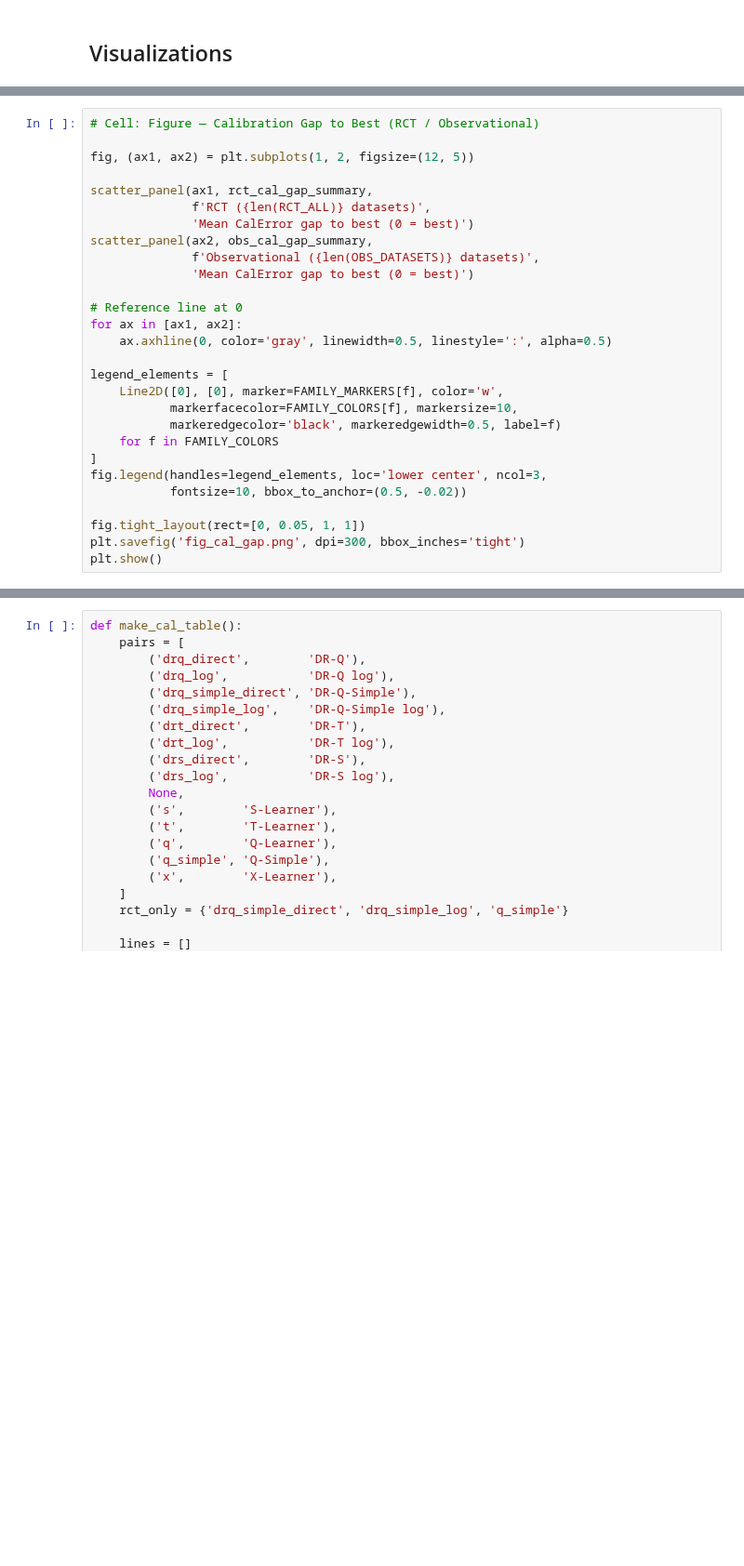
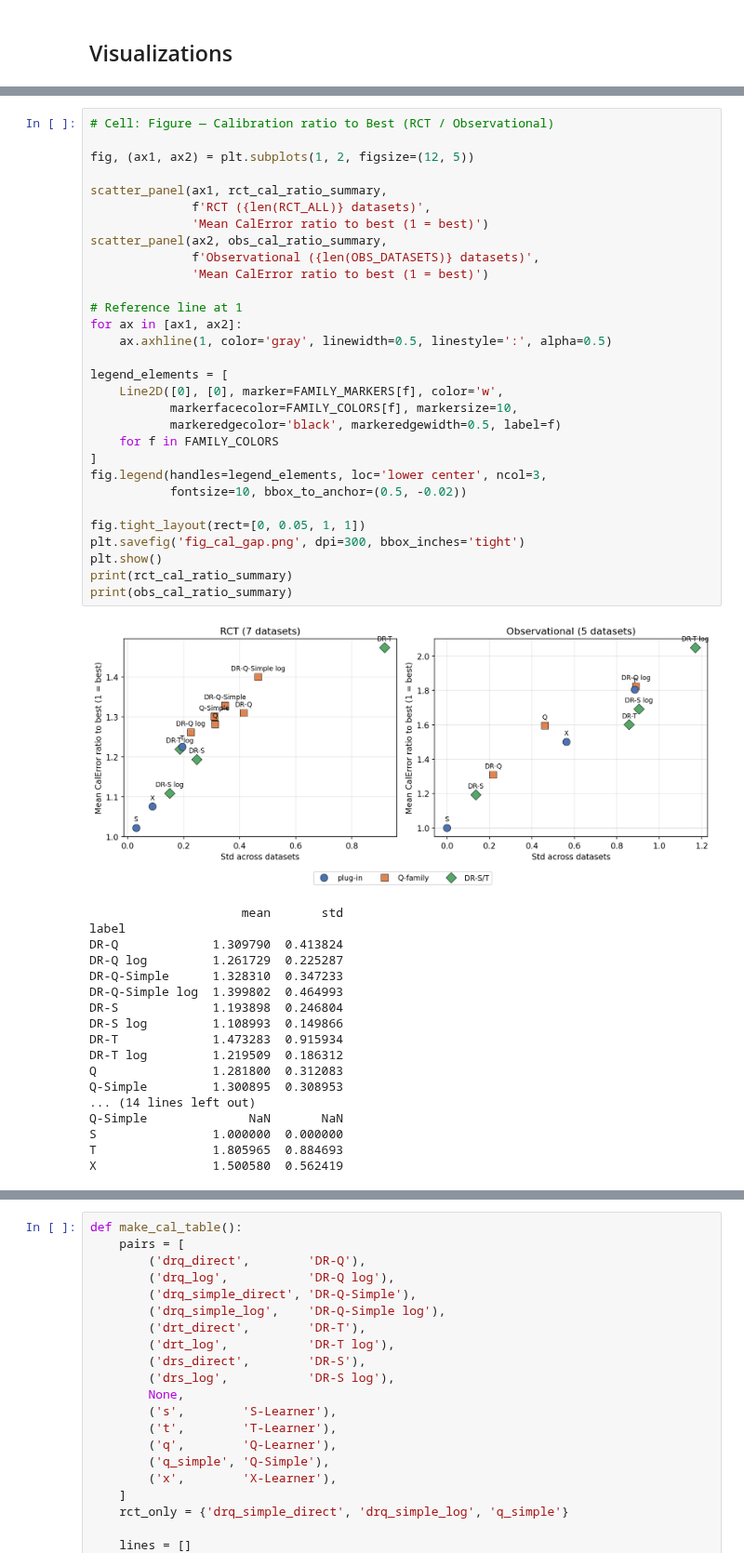
Before and after one commit to michaelfuchs90/ratiobasedcate, a Jupyter notebook: Benchmark.ipynb, the cells around one changed output, grey strips where cells are left out. Shown at 93% size. Cells and saved outputs as stored; diff of their text form; blank space fills up the shorter version.

```diff
--- a/Benchmark.ipynb
+++ b/Benchmark.ipynb
@@ -317,31 +341,52 @@ plt.show()
 # %%
-# Cell: Figure — Calibration Gap to Best (RCT / Observational)
+# Cell: Figure — Calibration ratio to Best (RCT / Observational)
 
 fig, (ax1, ax2) = plt.subplots(1, 2, figsize=(12, 5))
 
-scatter_panel(ax1, rct_cal_gap_summary,
+scatter_panel(ax1, rct_cal_ratio_summary,
               f'RCT ({len(RCT_ALL)} datasets)',
-              'Mean CalError gap to best (0 = best)')
-scatter_panel(ax2, obs_cal_gap_summary,
+              'Mean CalError ratio to best (1 = best)')
+scatter_panel(ax2, obs_cal_ratio_summary,
               f'Observational ({len(OBS_DATASETS)} datasets)',
-              'Mean CalError gap to best (0 = best)')
+              'Mean CalError ratio to best (1 = best)')
 
-# Reference line at 0
+# Reference line at 1
 for ax in [ax1, ax2]:
-    ax.axhline(0, color='gray', linewidth=0.5, linestyle=':', alpha=0.5)
+    ax.axhline(1, color='gray', linewidth=0.5, linestyle=':', alpha=0.5)
 
 legend_elements = [
     Line2D([0], [0], marker=FAMILY_MARKERS[f], color='w',
            markerfacecolor=FAMILY_COLORS[f], markersize=10,
            markeredgecolor='black', markeredgewidth=0.5, label=f)
     for f in FAMILY_COLORS
 ]
 fig.legend(handles=legend_elements, loc='lower center', ncol=3,
            fontsize=10, bbox_to_anchor=(0.5, -0.02))
 
 fig.tight_layout(rect=[0, 0.05, 1, 1])
 plt.savefig('fig_cal_gap.png', dpi=300, bbox_inches='tight')
 plt.show()
+print(rct_cal_ratio_summary)
+print(obs_cal_ratio_summary)
+# %% [output]
+[figure, added]
+                     mean       std
+label
+DR-Q             1.309790  0.413824
+DR-Q log         1.261729  0.225287
+DR-Q-Simple      1.328310  0.347233
+DR-Q-Simple log  1.399802  0.464993
+DR-S             1.193898  0.246804
+DR-S log         1.108993  0.149866
+DR-T             1.473283  0.915934
+DR-T log         1.219509  0.186312
+Q                1.281800  0.312083
+Q-Simple         1.300895  0.308953
+... (14 lines left out)
+Q-Simple              NaN       NaN
+S                1.000000  0.000000
+T                1.805965  0.884693
+X                1.500580  0.562419
 # %%
 def make_qini_table(datasets, caption, label):
     sub = df_plot[df_plot['dataset'].isin(datasets)]
```
Also changed, not shown: parts of 5 cells of this notebook, 6 other files.
